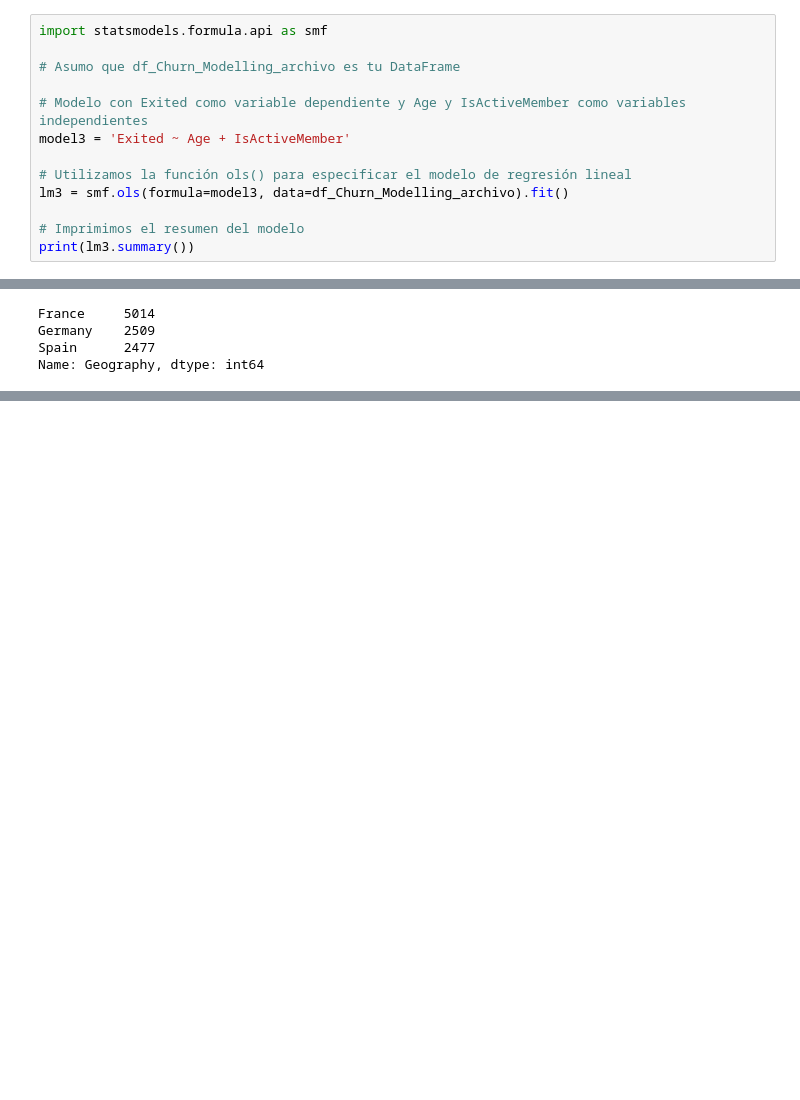
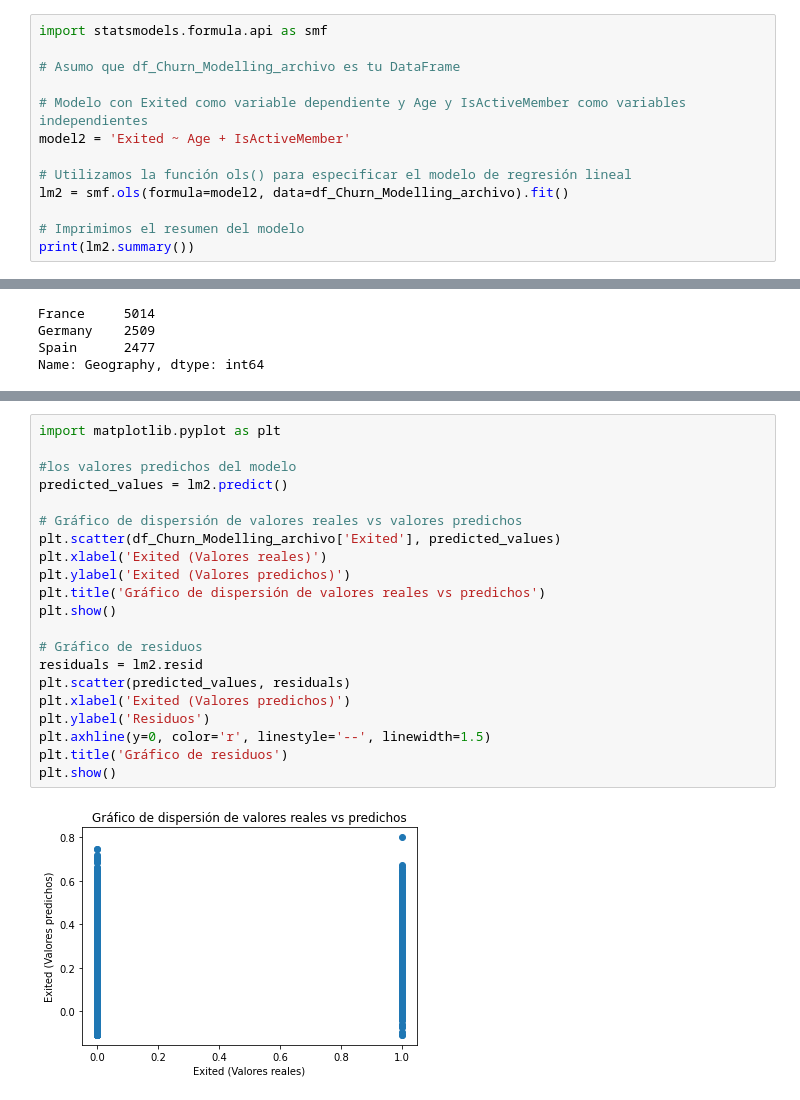
Before and after one commit to charlyaugustus/DATA-SCIENCE, a Jupyter notebook: Data_Storytelling_OLIVERA.ipynb, the cells around one changed output, grey strips where cells are left out. Cells and saved outputs as stored; diff of their text form; blank space fills up the shorter version.

```diff
--- a/Data_Storytelling_OLIVERA.ipynb
+++ b/Data_Storytelling_OLIVERA.ipynb
@@ -623,13 +576,13 @@ import statsmodels.formula.api as smf
 # Asumo que df_Churn_Modelling_archivo es tu DataFrame
 
 # Modelo con Exited como variable dependiente y Age y IsActiveMember como variables independientes
-model3 = 'Exited ~ Age + IsActiveMember'
+model2 = 'Exited ~ Age + IsActiveMember'
 
 # Utilizamos la función ols() para especificar el modelo de regresión lineal
-lm3 = smf.ols(formula=model3, data=df_Churn_Modelling_archivo).fit()
+lm2 = smf.ols(formula=model2, data=df_Churn_Modelling_archivo).fit()
 
 # Imprimimos el resumen del modelo
-print(lm3.summary())
+print(lm2.summary())
 # %% [output]
                             OLS Regression Results
 ==============================================================================
@@ -671,0 +677,23 @@ Name: Geography, dtype: int64
+# %%
+import matplotlib.pyplot as plt
+
+#los valores predichos del modelo
+predicted_values = lm2.predict()
+
+# Gráfico de dispersión de valores reales vs valores predichos
+plt.scatter(df_Churn_Modelling_archivo['Exited'], predicted_values)
+plt.xlabel('Exited (Valores reales)')
+plt.ylabel('Exited (Valores predichos)')
+plt.title('Gráfico de dispersión de valores reales vs predichos')
+plt.show()
+
+# Gráfico de residuos
+residuals = lm2.resid
+plt.scatter(predicted_values, residuals)
+plt.xlabel('Exited (Valores predichos)')
+plt.ylabel('Residuos')
+plt.axhline(y=0, color='r', linestyle='--', linewidth=1.5)
+plt.title('Gráfico de residuos')
+plt.show()
+# %% [output]
+[figure, added]
```
Also changed, not shown: parts of 33 cells of this notebook.
